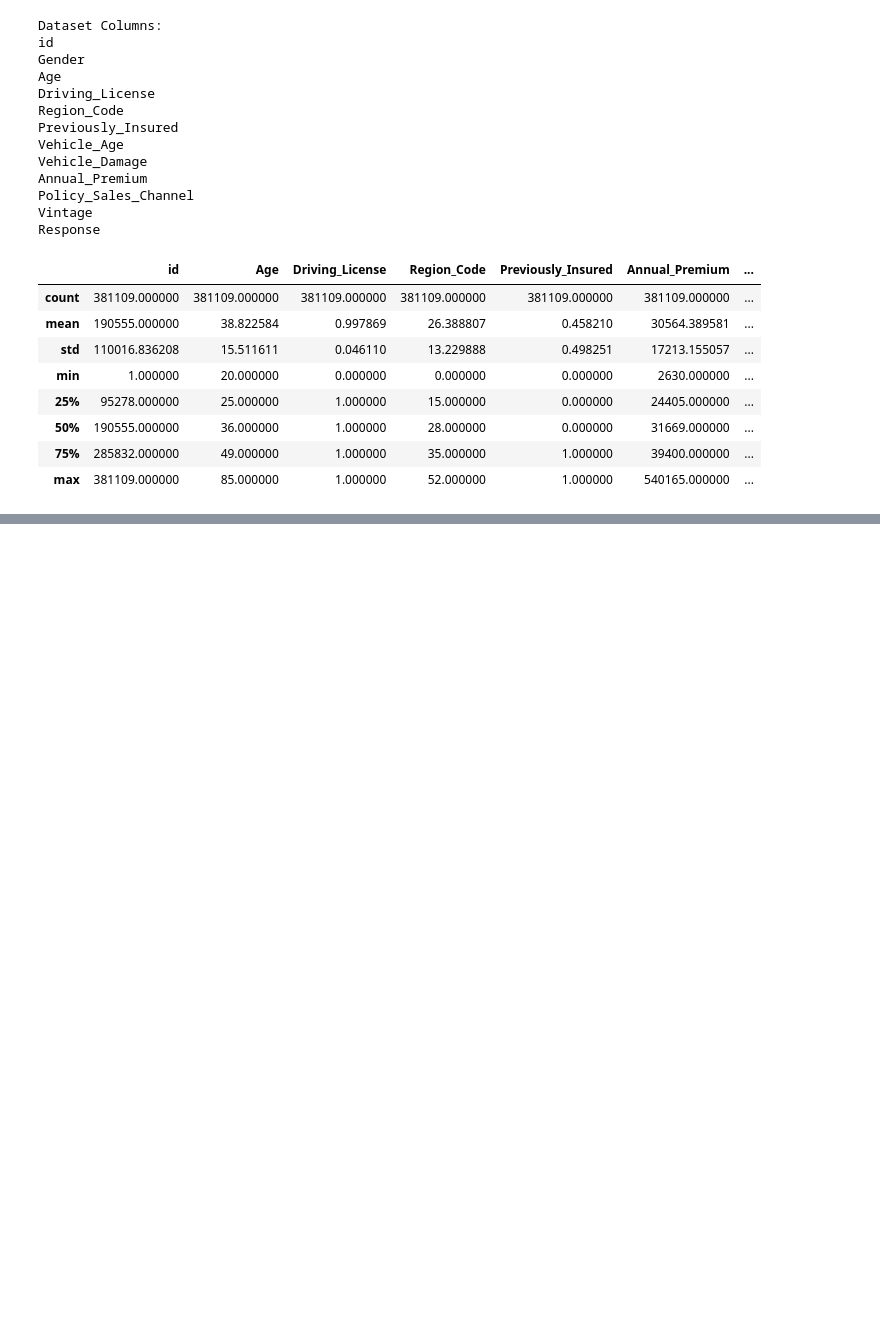
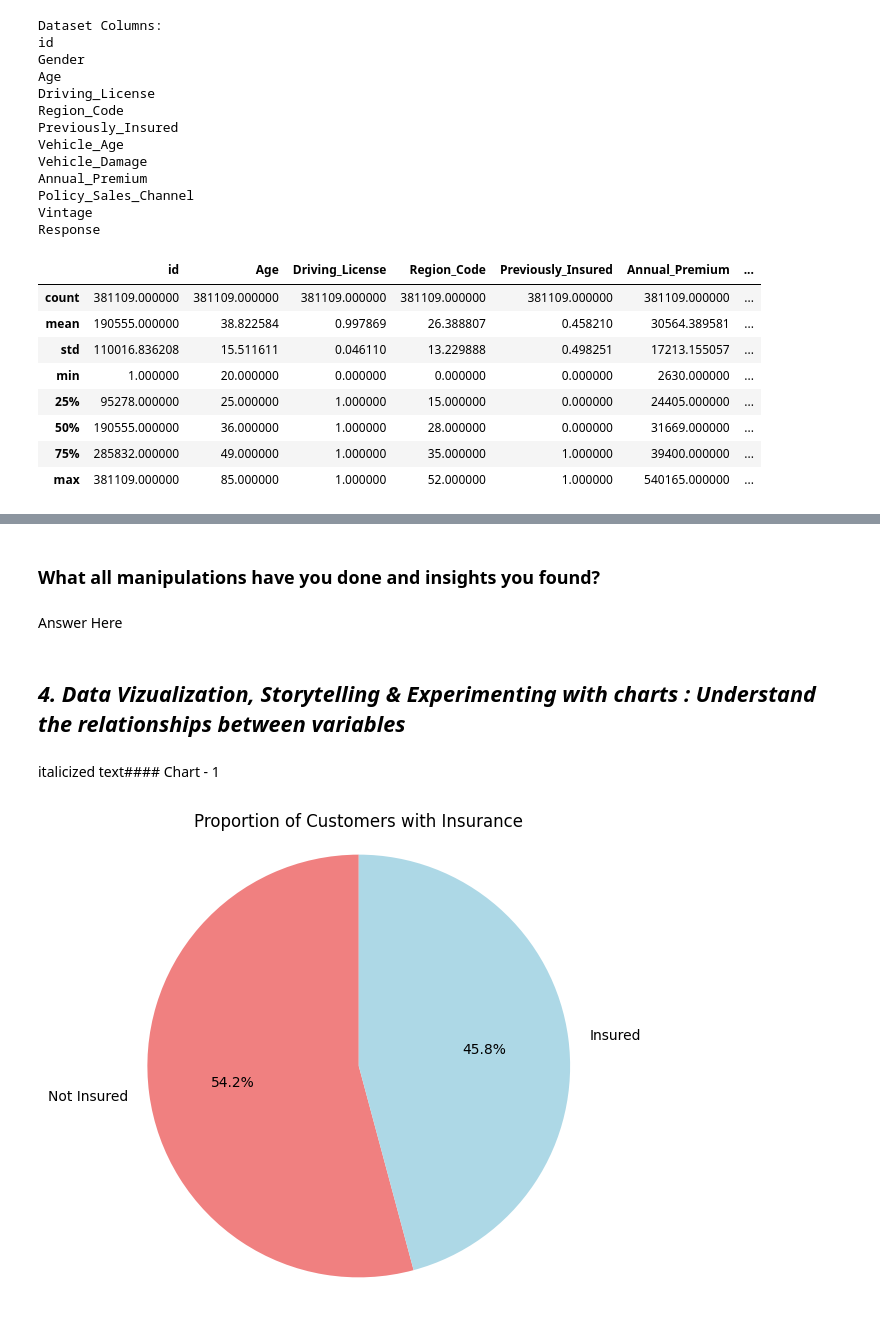
Before and after one commit to anirudhawagh/HEALTH-INSURANCE-CROSS-SELL-PREDICTION-by-Aniruddha-wagh, a Jupyter notebook: project2.ipynb, the cells around one changed output, grey strips where cells are left out. Drawn from its saved outputs; the diff is of its cells as text; code cells hidden in the pictures; blank space fills up the shorter version.

```diff
--- a/project2.ipynb
+++ b/project2.ipynb
@@ -252,0 +374,23 @@ data_df.describe()
+# %%
+import pandas as pd
+
+# List of region codes
+region_codes = [28, 3, 11, 41, 33, 6, 35, 50, 15, 45, 8, 36, 30, 26, 16, 47, 48, 19, 39, 23, 37, 5, 17, 2, 7, 29, 46, 27, 25, 13, 18, 20, 49, 22, 44, 0, 9, 31, 12, 34, 21, 10, 14, 38, 24, 40, 43, 32, 4, 51, 42, 1, 52]
+
+# Divide the region codes into 4 sets
+num_sets = 4
+sets_of_region_codes = [region_codes[i:i+13] for i in range(0, len(region_codes), 13)]
+
+# Create a mapping of region codes to region names
+region_mapping = {
+    'North': sets_of_region_codes[0],
+    'South': sets_of_region_codes[1],
+    'East': sets_of_region_codes[2],
+    'West': sets_of_region_codes[3]
+}
+
+# Create a new column 'Region' in the dataset based on the region codes
+data_df['Region'] = data_df['Region_Code'].apply(lambda x: next((region_name for region_name, region_codes in region_mapping.items() if x in region_codes), 'Unknown'))
+
+# Display the updated DataFrame with the new 'Region' column
+print(data_df)
@@ -252,0 +449,22 @@ data_df.describe()
+# %% [markdown]
+### What all manipulations have you done and insights you found?
+# %% [markdown]
+  Answer Here
+# %% [markdown]
+## ***4. Data Vizualization, Storytelling & Experimenting with charts : Understand the relationships between variables***
+# %% [markdown]
+italicized text#### Chart - 1
+# %%
+# Chart - 1 visualization code
+# Calculate the counts of customers with and without insurance
+insurance_counts = data_df['Previously_Insured'].value_counts()
+
+# Plot the pie chart
+plt.figure(figsize=(6, 6))
+plt.pie(insurance_counts, labels=['Not Insured', 'Insured'], autopct='%1.1f%%', startangle=90, colors=['lightcoral', 'lightblue'])
+plt.title('Proportion of Customers with Insurance')
+plt.axis('equal')  # Equal aspect ratio ensures that the pie chart is circular.
+
+plt.show()
+# %% [output]
+[figure, added]
```
Also changed, not shown: parts of 36 cells of this notebook.
